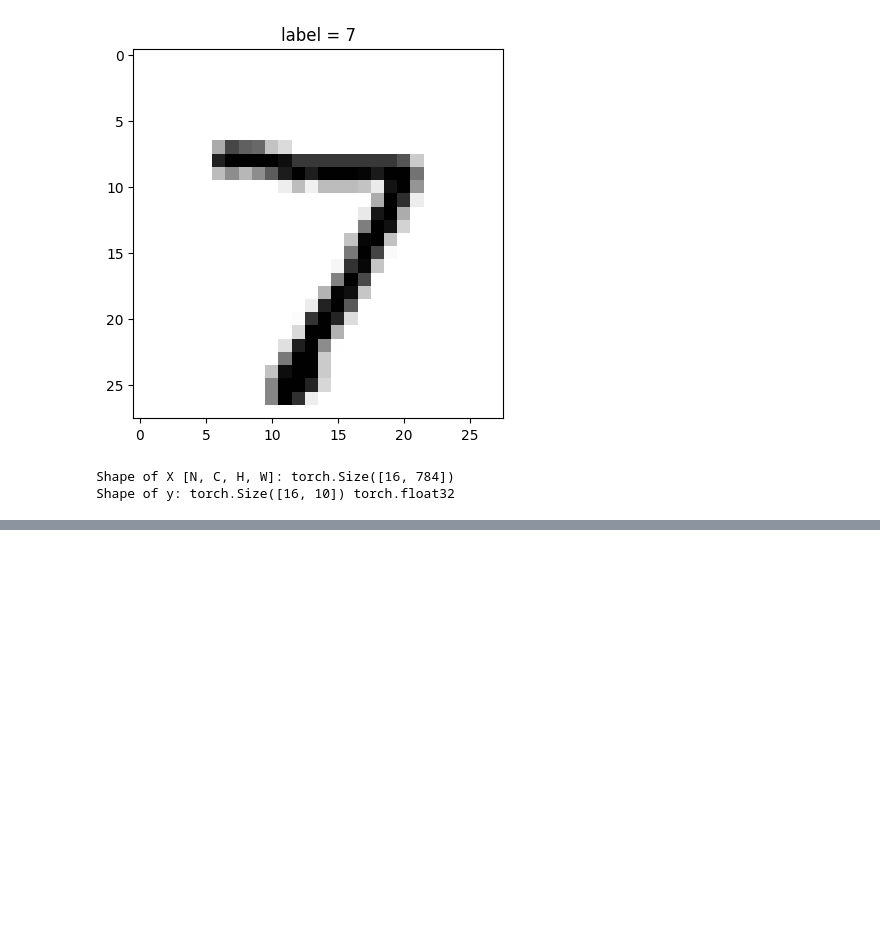
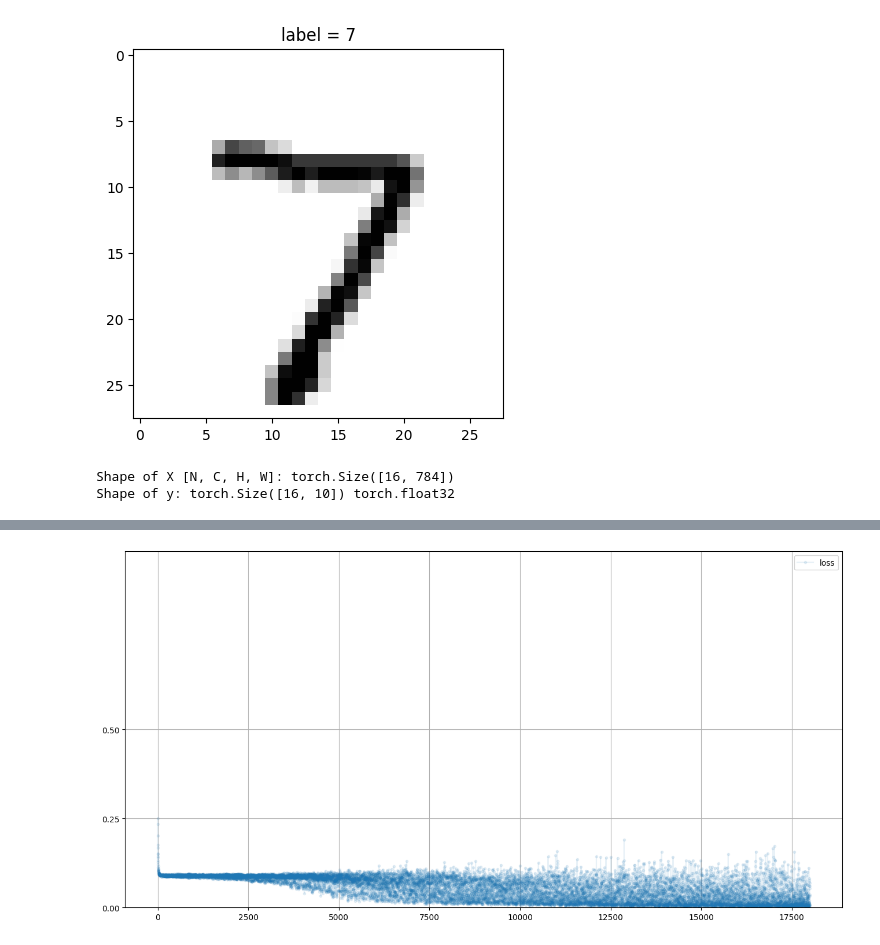
Before and after one commit to a358003542/ipynb_notebook, a Jupyter notebook: neural_network/multilayer_perceptron.ipynb, the cells around one changed output, grey strips where cells are left out. Saved outputs shown, nothing was run; the diff lists cells and outputs as text; code cells hidden in the pictures; blank space fills up the shorter version.

```diff
--- a/neural_network/multilayer_perceptron.ipynb
+++ b/neural_network/multilayer_perceptron.ipynb
@@ -35,7 +35,7 @@ Shape of y: torch.Size([16, 10]) torch.float32
 # %%
 from pywander.models import load_model
 model = load_model( 'mnist', 'simple_mlp.pkl')
-
+model.plot_progress()
 model.test_batch(test_dataloader)
 # %% [output]
 Test Error:
@@ -42,0 +43 @@ Test Error:
+[figure, added]
```
Also changed, not shown: parts of 2 cells of this notebook, 1 other file.
